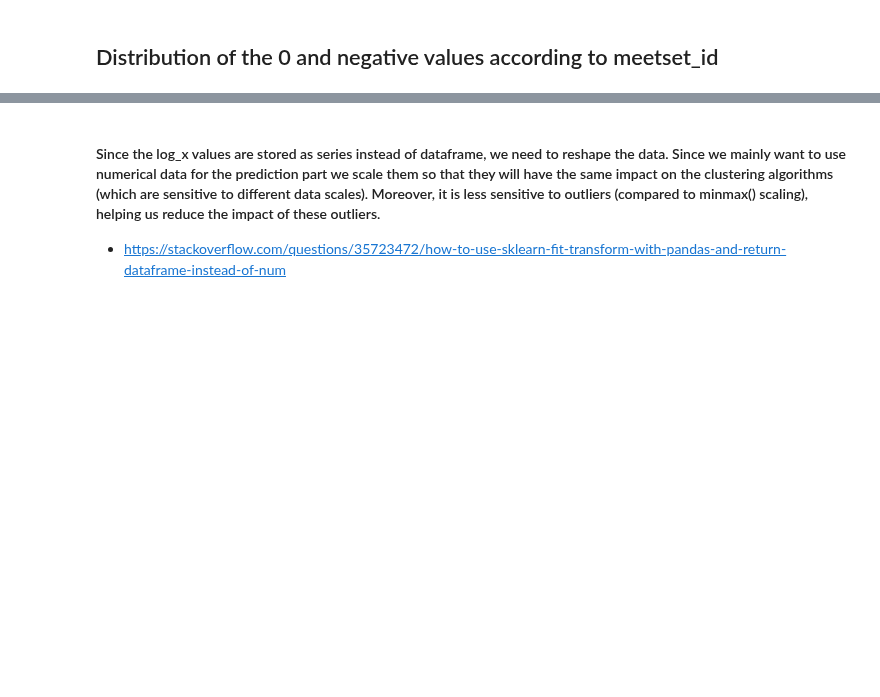
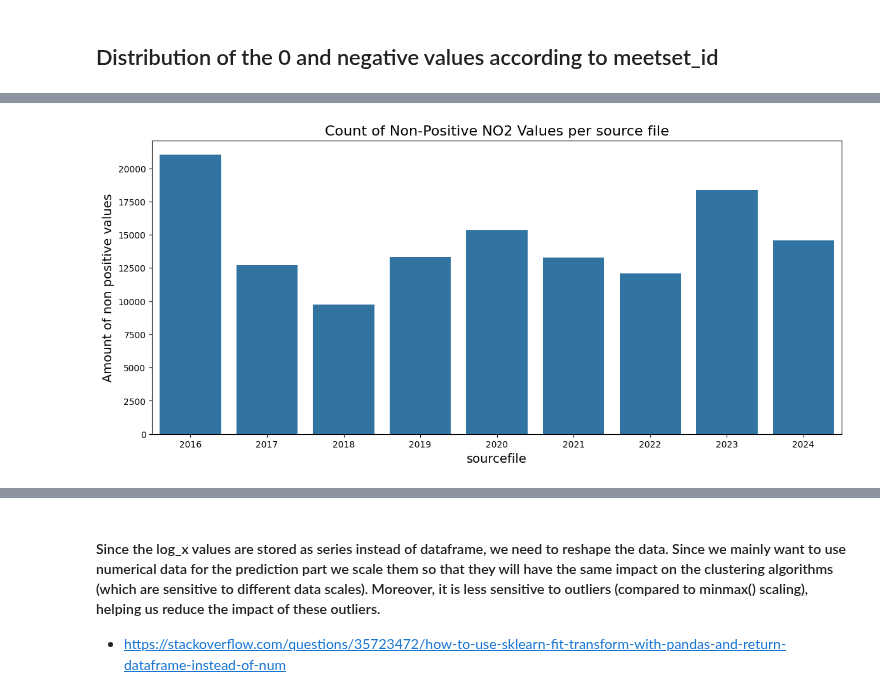
Before and after one commit to R-Zaid/DSS-project, a Jupyter notebook: main/Preprocessors/PM25_dataset.ipynb, the cells around one changed output, grey strips where cells are left out. Cells and saved outputs as stored; diff of their text form; code cells hidden in the pictures; blank space fills up the shorter version.

```diff
--- a/main/Preprocessors/PM25_dataset.ipynb
+++ b/main/Preprocessors/PM25_dataset.ipynb
@@ -341,34 +237,11 @@ print(main_df[['waarde']].describe())
 # %%
 import pandas as pd
 import matplotlib.pyplot as plt
-import numpy as np
-ax= main_df.plot(
-    kind='hist',
-    bins=100,
-    title='Distribution of PM25 values'
-)
-plt.xlim(-20, 100)
-plt.ylabel("Frequency")
-plt.xlabel("NO2 value in micograms per cubic meter")
-
+main_df['begindatumtijd'] = pd.to_datetime(main_df['begindatumtijd'], errors='coerce')
+main_df['begindatumtijd'].diff().describe()
+plt.figure(figsize=(10,5))
+main_df['begindatumtijd'].hist(bins=50)
+plt.title('Histogram of begindatumtijd')
+plt.xlabel('Date')
+plt.ylabel('Count of measurements')
 plt.show()
-# %%
-import pandas as pd
-import matplotlib.pyplot as plt
-import numpy as np
-
-main_df.sort_values(by='begindatumtijd', inplace=True)
-
-plt.figure(figsize=(14, 7))
-
-plt.plot(
-    main_df['begindatumtijd'],
-    main_df['waarde']
-)
-
-plt.xlabel('Begindatumtijd (Jaar)')
-plt.ylabel('NO2 value (µg/m³)')
-plt.title('Time Series: NO2 value')
-plt.grid(True, linestyle='--', alpha=0.6)
-
-plt.show()
@@ -496,33 +401,35 @@ else:
 # %%
 import pandas as pd
 import seaborn as sns
 import matplotlib.pyplot as plt
-
-main_df['begindatumtijd'] = pd.to_datetime(main_df['begindatumtijd'])
+if 'begindatumtijd' in main_df.columns:
+    main_df['begindatumtijd'] = pd.to_datetime(main_df['begindatumtijd'])
 
 non_positive_df = main_df[main_df['waarde'] <= 0]
 
 if non_positive_df.empty:
     print("No non-positive values")
 else:
     nonpositive_years = non_positive_df['begindatumtijd'].dt.year
 
     #errors per year
     fouten_per_jaar = nonpositive_years.value_counts()
 
     #df for seaborn
     plot_df = fouten_per_jaar.reset_index(name='non positive values')
     plot_df.columns = ['year', 'non positive values']
 
     plt.figure(figsize=(14, 6))
     sns.barplot(
         x='year',
         y='non positive values',
         data=plot_df
     )
     plt.title('Count of Non-Positive NO2 Values per source file', fontsize=16)
     plt.xlabel('sourcefile', fontsize=14)
     plt.ylabel('Amount of non positive values', fontsize=14)
     plt.show()
+# %% [output]
+[figure, added]
 # %% [markdown]
 # Cleaning Requirement: All values ≤0 must be imputed to positive values using fillna.
```
Also changed, not shown: parts of 42 cells of this notebook, 10 other files.
